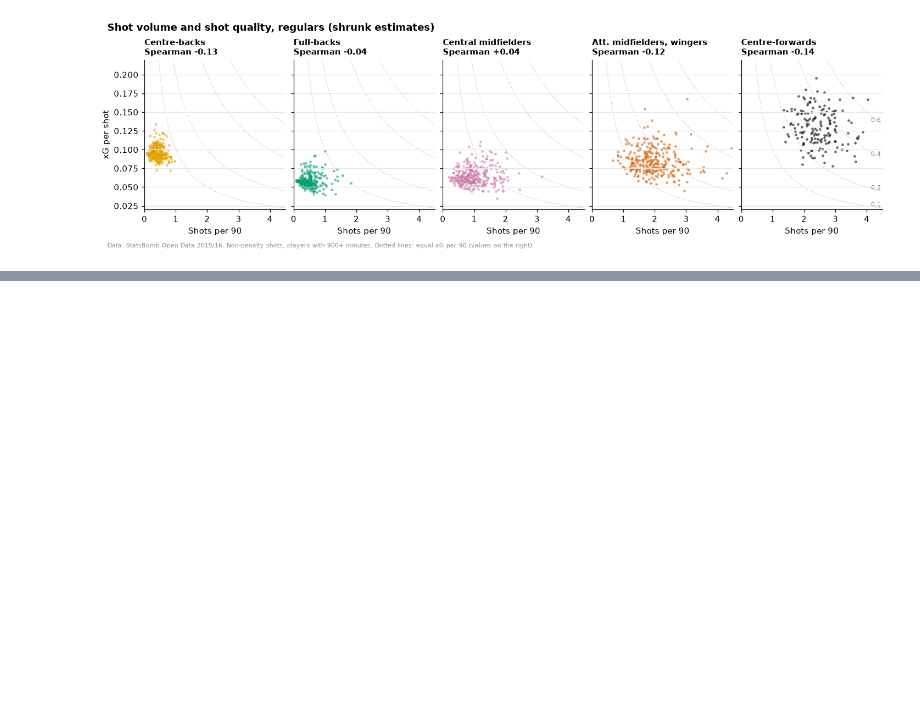
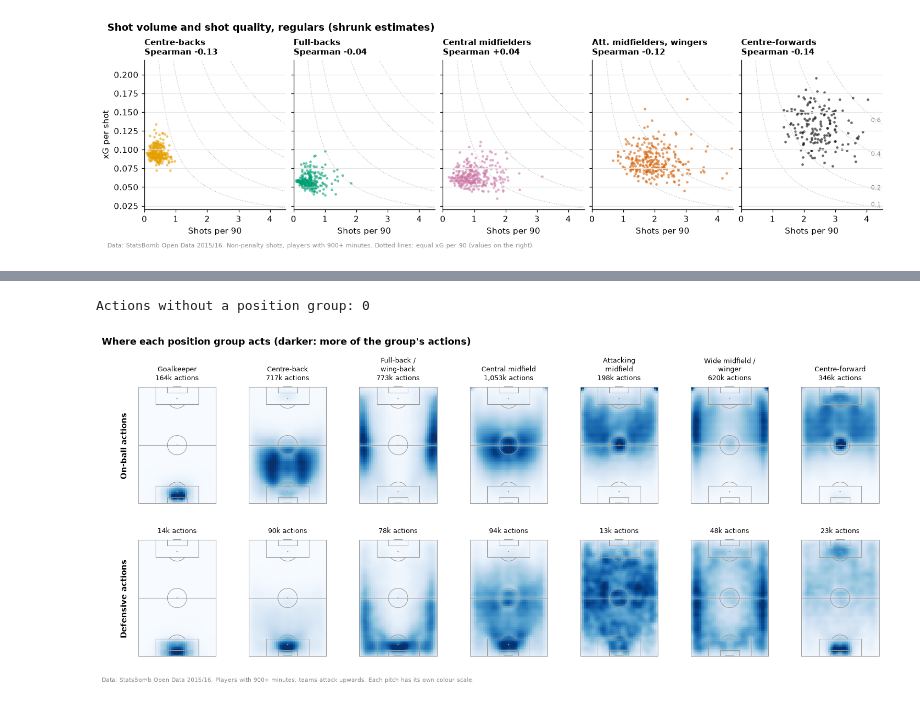
Before and after one commit to Fabiohhp/football-scouting, a Jupyter notebook: notebooks/01_data_exploration.ipynb, the cells around one changed output, grey strips where cells are left out. Drawn from its saved outputs; the diff is of its cells as text; code cells hidden in the pictures; blank space fills up the shorter version.

```diff
--- a/notebooks/01_data_exploration.ipynb
+++ b/notebooks/01_data_exploration.ipynb
@@ -1021,7 +1016,7 @@ last_matchday = (
     con.sql("""
     SELECT c.competition_name AS league, max(m.match_date) AS last_matchday
     FROM matches m JOIN competitions c USING (competition_id, season_id)
-    WHERE m.scouting_pool GROUP BY ALL
+    WHERE m.scouting_pool GROUP BY ALL ORDER BY league
 """)
     .df()
     .set_index("league")
@@ -1035,7 +1030,9 @@ print(
 )
 print(
     "Last matchday: "
-    + ", ".join(f"{league} {d:%-d %B}" for league, d in last_matchday.sort_values().items())
+    + ", ".join(
+        f"{league} {d:%-d %B}" for league, d in last_matchday.sort_values(kind="stable").items()
+    )
     + "."
 )
 # %% [output]
@@ -1550,7 +1547,7 @@ pd.crosstab(shots.league, shots.shot_type, margins=True, margins_name="All").ren
 penalties = shots[shots.shot_type == "Penalty"]
 corners = shots[shots.shot_type == "Corner"]
 no_fidelity = shots.shot_fidelity_version.isna()
-in_box = shots.x.ge(102) & shots.y.between(18, 62)
+box_shot = shots.x.ge(102) & shots.y.between(18, 62)
 score_goals, own_goals = con.sql("""
     SELECT (SELECT sum(home_score + away_score) FROM matches WHERE scouting_pool),
            (SELECT count(*) FROM events e JOIN matches m USING (match_id)
@@ -1569,8 +1566,8 @@ print(
 )
 print(
     f"The two matches without fidelity metadata: {no_fidelity.sum()} shots, "
-    f"{shots.xg[no_fidelity].mean():.3f} xG per shot and {in_box[no_fidelity].mean():.0%} in the "
-    f"box, against {shots.xg[~no_fidelity].mean():.3f} and {in_box[~no_fidelity].mean():.0%} "
+    f"{shots.xg[no_fidelity].mean():.3f} xG per shot and {box_shot[no_fidelity].mean():.0%} in the "
+    f"box, against {shots.xg[~no_fidelity].mean():.3f} and {box_shot[~no_fidelity].mean():.0%} "
     "elsewhere."
 )
 print(
@@ -1934,0 +2271,63 @@ plt.show()
+# %%
+on_ball_types = ", ".join(f"'{t}'" for t in ON_BALL)
+con.register("regular_players", pd.DataFrame({"player_id": regular_ids}))
+grid_counts = con.sql(f"""
+    WITH acts AS (
+        SELECT 'On-ball actions' AS kind, position_id, x, y FROM events
+        WHERE {POOL} AND type IN ({on_ball_types})
+          AND event_id NOT IN (SELECT event_id FROM ball_receipts WHERE outcome = 'Incomplete')
+          AND event_id NOT IN (SELECT event_id FROM ball_recoveries WHERE recovery_failure)
+          AND player_id IN (SELECT player_id FROM regular_players)
+        UNION ALL
+        SELECT 'Defensive actions', position_id, x, y FROM defensive_actions
+        WHERE {POOL}
+          AND action IN ('Tackle', 'Interception', 'Ball Recovery', 'Clearance', 'Block')
+          AND player_id IN (SELECT player_id FROM regular_players))
+    SELECT kind, position_id,
+           least(floor(x / 2), 59) * 2 + 1 AS cx, least(floor(y / 2), 39) * 2 + 1 AS cy,
+           count(*) AS n, sum(x) AS sum_x, sum(abs(y - 40)) AS sum_width,
+           count(*) FILTER (WHERE x >= 80) AS final_third,
+           count(*) FILTER (WHERE {in_box("x", "y")}) AS box,
+           count(*) FILTER (WHERE x <= 18 AND y BETWEEN 18 AND 62) AS own_box
+    FROM acts WHERE x IS NOT NULL GROUP BY ALL
+""").df()
+POSITION_GROUP = {pid: g.code for g in cfg.position_groups for pid in g.position_ids}
+grid_counts["group"] = grid_counts.position_id.map(POSITION_GROUP)
+print(f"Actions without a position group: {grid_counts.loc[grid_counts.group.isna(), 'n'].sum():,}")
+grid_counts = grid_counts.dropna(subset=["group"])
+KINDS = ["On-ball actions", "Defensive actions"]
+pitch = VerticalPitch(
+    pitch_type="statsbomb", line_color="#9A9A9A", linewidth=0.7, line_zorder=2, pad_top=2
+)
+fig, axes = plt.subplots(2, len(GROUPS), figsize=(14, 5.9))
+for row, kind in enumerate(KINDS):
+    for ax, g in zip(axes[row], GROUPS, strict=True):
+        d = grid_counts[(grid_counts.kind == kind) & (grid_counts.group == g)]
+        stat = pitch.bin_statistic(d.cx, d.cy, values=d.n, statistic="sum", bins=(60, 40))
+        stat["statistic"] = gaussian_filter(stat["statistic"], 1.2)
+        pitch.draw(ax=ax)
+        pitch.heatmap(
+            stat, ax=ax, cmap="Blues", vmin=0, vmax=np.quantile(stat["statistic"], 0.995),
+            edgecolors="none",
+        )  # fmt: skip
+        title = f"{textwrap.fill(GROUP_NAMES[g], 16)}\n" if row == 0 else ""
+        ax.set_title(f"{title}{d.n.sum() / 1000:,.0f}k actions", fontsize=8.5, loc="center",
+                     fontweight="normal")  # fmt: skip
+    axes[row, 0].text(
+        -0.12, 0.5, kind, transform=axes[row, 0].transAxes, rotation=90, va="center",
+        ha="center", fontsize=10, fontweight="bold",
+    )  # fmt: skip
+fig.suptitle(
+    "Where each position group acts (darker: more of the group's actions)",
+    x=0.01, ha="left", fontweight="bold", fontsize=12,
+)  # fmt: skip
+fig.subplots_adjust(left=0.04, right=0.99, top=0.84, bottom=0.03, hspace=0.25, wspace=0.08)
+credit(
+    fig,
+    "Data: StatsBomb Open Data 2015/16. Players with 900+ minutes; teams attack upwards. "
+    "Each pitch has its own colour scale.",
+)
+plt.show()
+# %% [output]
+Actions without a position group: 0
+[figure, added]
```
Also changed, not shown: parts of 23 cells of this notebook, 12 other files.
